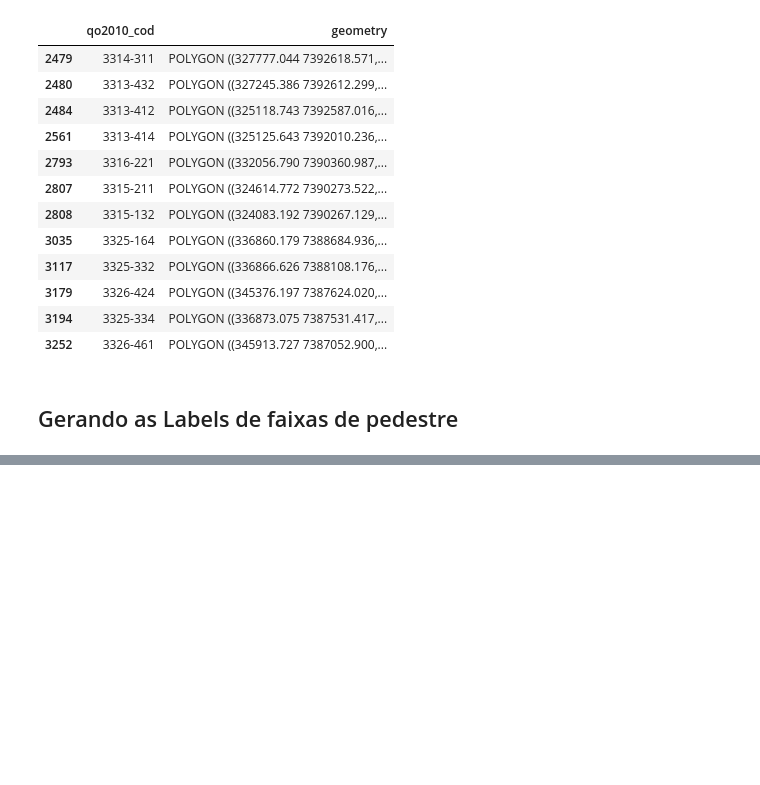
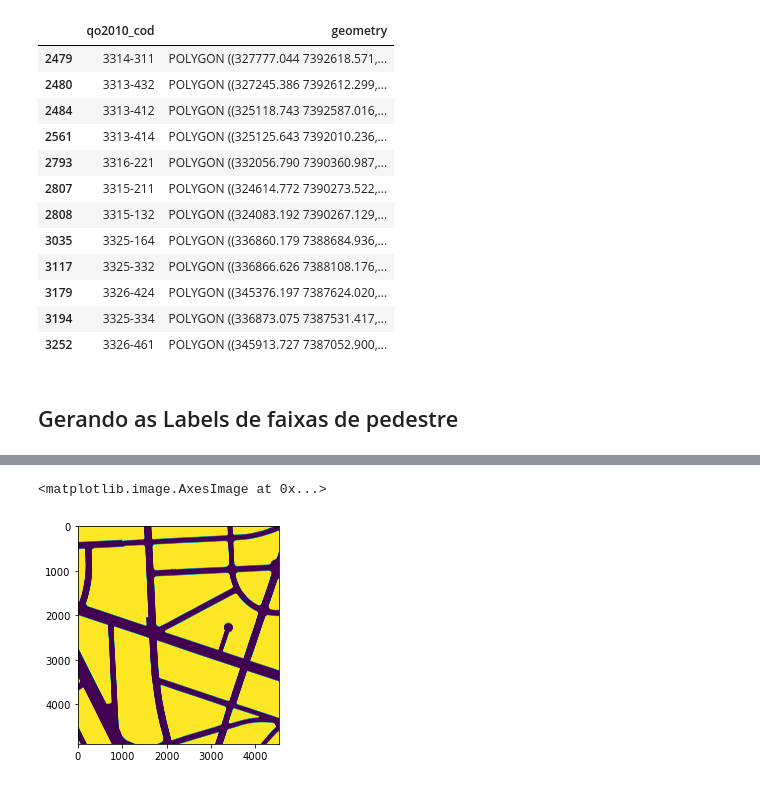
Before and after one commit to AndaSampa/faixas-de-pedestre, a Jupyter notebook: 00 - Preparando dados para o treinamento por aprendizado de máquina.ipynb, the cells around one changed output, grey strips where cells are left out. Drawn from its saved outputs; the diff is of its cells as text; code cells hidden in the pictures; blank space fills up the shorter version.

```diff
--- a/00 - Preparando dados para o treinamento por aprendizado de máquina.ipynb
+++ b/00 - Preparando dados para o treinamento por aprendizado de máquina.ipynb
@@ -37,0 +101,2 @@ gdf_scm[gdf_scm['qo2010_cod'].isin(licoes_utilizadas)]
+# %%
+gdf_quadras = gpd.read_file('zip://downloads/SIRGAS_SHP_quadraMDSF.zip!/SIRGAS_SHP_quadraMDSF/SIRGAS_SHP_quadraMDSF.shp')
@@ -37,0 +109,2 @@ gdf_scm[gdf_scm['qo2010_cod'].isin(licoes_utilizadas)]
+# %%
+quadras_scm = gpd.clip(gdf_quadras, gpd.GeoSeries(box(*dataset.bounds))).unary_union
@@ -37,0 +113,5 @@ gdf_scm[gdf_scm['qo2010_cod'].isin(licoes_utilizadas)]
+# %%
+quadras = features.rasterize(
+            ((g, 255) for g in quadras_scm),
+            out_shape=dataset.shape,
+            transform=dataset.transform)
@@ -37,0 +122,5 @@ gdf_scm[gdf_scm['qo2010_cod'].isin(licoes_utilizadas)]
+# %%
+pyplot.imshow(quadras)
+# %% [output]
+<matplotlib.image.AxesImage at 0x...>
+[figure, added]
```
Also changed, not shown: parts of 26 cells of this notebook, 6 other files.
